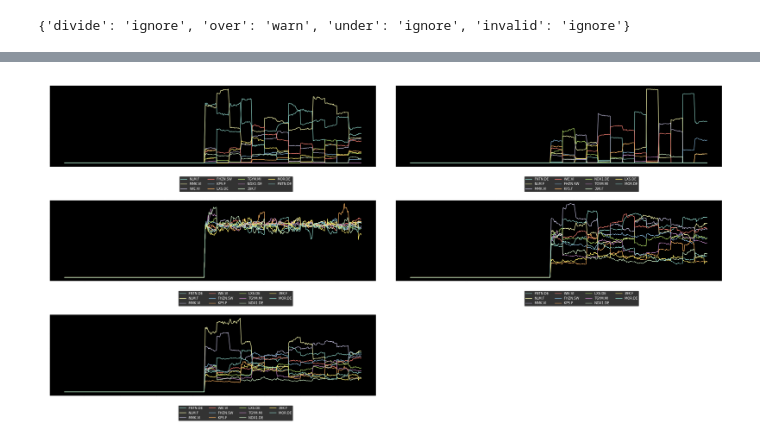
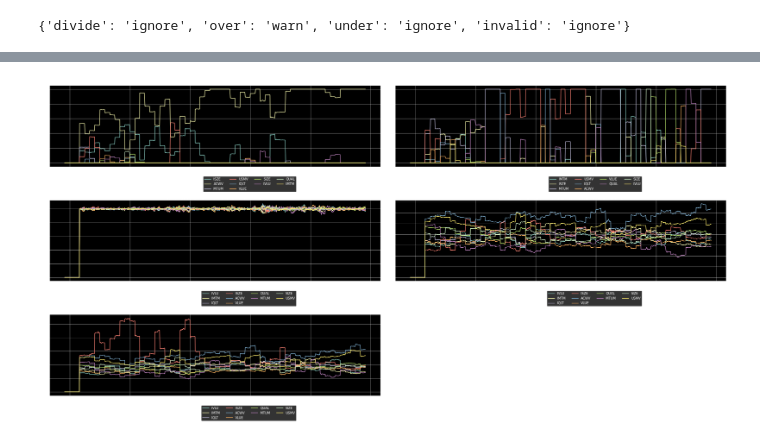
Before and after one commit to kirillstepanovv/Python-for-Finance, a Jupyter notebook: Portfolio Optimization /Optimized FS Invest Portfolio /FS_Invest_Optimization.ipynb, the cells around one changed output, grey strips where cells are left out. Cells and saved outputs as stored; diff of their text form; code cells hidden in the pictures.

```diff
--- a/Portfolio Optimization /Optimized FS Invest Portfolio /FS_Invest_Optimization.ipynb
+++ b/Portfolio Optimization /Optimized FS Invest Portfolio /FS_Invest_Optimization.ipynb
@@ -16,14 +16,15 @@ np.seterr(divide='ignore', invalid='ignore')
 # %% [output]
 {'divide': 'ignore', 'over': 'warn', 'under': 'ignore', 'invalid': 'ignore'}
 # %%
-main_tickers = ['FNTN.DE', 'NLM.F', 'MMK.VI', 'WIE.VI', 'FHZN.SW', 'KP5.F', 'LXS.DE', 'TGYM.MI', 'NDX1.DE', '39K.F', 'MOR.DE'] # ,'TMV.DE' #Data is imported from yahoo finance in the currency stated there
+#main_tickers = ['FNTN.DE', 'NLM.F', 'MMK.VI', 'WIE.VI', 'FHZN.SW', 'KP5.F', 'LXS.DE', 'TGYM.MI', 'NDX1.DE', '39K.F', 'MOR.DE'] # ,'TMV.DE' #Data is imported from yahoo finance in the currency stated there
 #main_tickers = ['VLUE', 'QUAL', 'MTUM', 'SIZE', 'USMV'] #US factor portfolio
 #main_tickers = ['IVLU', 'IMTM', 'IQLT', 'ISZE', 'ACWV'] #International factor portfolio
-#main_tickers = ['IVLU', 'IMTM', 'IQLT', 'ISZE', 'ACWV', 'VLUE', 'QUAL', 'MTUM', 'SIZE', 'USMV'] # US + International Factor portfolio
-benchmark = ['EUMD.L'] # FS Invest portfolio
+main_tickers = ['IVLU', 'IMTM', 'IQLT', 'ISZE', 'ACWV', 'VLUE', 'QUAL', 'MTUM', 'SIZE', 'USMV'] # US + International Factor portfolio
+#benchmark = ['EUMD.L'] # FS Invest portfolio
 #benchmark = ['SPY'] #US Factor portfolio
-#main_benchmark_tickers = ['SPY', 'IVLU', 'IMTM', 'IQLT', 'ISZE', 'ACWV', 'VLUE', 'QUAL', 'MTUM', 'SIZE', 'USMV' ] Factor portfolio
-main_benchmark_tickers = ['EUMD.L', 'FNTN.DE', 'NLM.F', 'MMK.VI', 'WIE.VI', 'FHZN.SW', 'KP5.F', 'LXS.DE', 'TGYM.MI', 'NDX1.DE', '39K.F', 'MOR.DE','TMV.DE'] #FS invest portfolio
+benchmark = ['IWDA.AS'] #World Factor portfolio
+main_benchmark_tickers = ['IWDA.AS', 'IVLU', 'IMTM', 'IQLT', 'ISZE', 'ACWV', 'VLUE', 'QUAL', 'MTUM', 'SIZE', 'USMV' ] #Factor portfolio
+#main_benchmark_tickers = ['EUMD.L', 'FNTN.DE', 'NLM.F', 'MMK.VI', 'WIE.VI', 'FHZN.SW', 'KP5.F', 'LXS.DE', 'TGYM.MI', 'NDX1.DE', '39K.F', 'MOR.DE','TMV.DE'] #FS invest portfolio
 today = dt.date.today()
 start_date_input = today - dt.timedelta(days=365*5) #importing data five years back
 # %%
@@ -143,35 +144,35 @@ class WeighMinVol(Algo):
 # %%
 strategy_meanvar = bt.Strategy('Strategy Maximum Sharpe Ratio', [
                     bt.algos.RunMonthly(run_on_first_date=True, run_on_end_of_period=False),
-                    bt.algos.RunAfterDate('2020-10-22'),
+                    #bt.algos.RunAfterDate('2020-10-22'),
                     bt.algos.SelectHasData(),
                     bt.algos.WeighMeanVar(covar_method='standard'),
                     bt.algos.Rebalance()])
 
 strategy_minvol = bt.Strategy('Strategy Minimum Volatility', [
                     bt.algos.RunMonthly(run_on_first_date=True, run_on_end_of_period=False),
-                    bt.algos.RunAfterDate('2020-10-22'),
+                    #bt.algos.RunAfterDate('2020-10-22'),
                     bt.algos.SelectHasData(),
                     WeighMinVol(covar_method='standard'),
                     bt.algos.Rebalance()])
 
 strategy_1n =  bt.Strategy('Strategy 1/N', [
                     bt.algos.RunMonthly(run_on_first_date=True, run_on_end_of_period=False),
-                    bt.algos.RunAfterDate('2020-10-22'),
+                    #bt.algos.RunAfterDate('2020-10-22'),
                     bt.algos.SelectHasData(),
                     bt.algos.WeighEqually(),
                     bt.algos.Rebalance()])
 
 strategy_invvol =  bt.Strategy('Strategy Inverse Volatility', [
                     bt.algos.RunMonthly(run_on_first_date=True, run_on_end_of_period=False),
-                    bt.algos.RunAfterDate('2020-10-22'),
+                    #bt.algos.RunAfterDate('2020-10-22'),
                     bt.algos.SelectHasData(),
                     bt.algos.WeighInvVol(),
                     bt.algos.Rebalance()])
 
 strategy_erc =  bt.Strategy('Equal Risk Contribution', [
                     bt.algos.RunMonthly(run_on_first_date=True, run_on_end_of_period=False),
-                    bt.algos.RunAfterDate('2020-10-22'),
+                    #bt.algos.RunAfterDate('2020-10-22'),
                     bt.algos.SelectHasData(),
                     bt.algos.WeighERC(covar_method='standard', risk_parity_method='ccd', maximum_iterations = 10000),
                     bt.algos.Rebalance()])
@@ -215,34 +216,39 @@ weights_erc = result_erc.get_security_weights()
 #plotting the weights
 fig, ax = plt.subplots(figsize=(30,15))
 
 plt.subplot(3,2,1)
 plt.plot(weights_minvol)
 plt.title('MinVol Weights Monthly Rebalancing Baseline Portfolio')
 plt.legend(labels = weights_minvol.columns, ncol=4, fancybox=True, bbox_to_anchor=(0.75, -0.1))
+plt.grid(alpha = 0.6)
 
 plt.subplot(3,2,2)
 plt.plot(weights_meanvar)
 plt.title('MeanVar Weights Monthly Rebalancing Baseline Portfolio')
 plt.legend(labels = weights_meanvar.columns, ncol=4, fancybox=True, bbox_to_anchor=(0.75, -0.1))
+plt.grid(alpha = 0.6)
 
 plt.subplot(3,2,3)
 plt.plot(weights_1n)
 plt.title('1/N Weights Monthly Rebalancing Baseline Portfolio')
 plt.legend(labels = weights_1n.columns, ncol=4, fancybox=True, bbox_to_anchor=(0.75, -0.1))
+plt.grid(alpha = 0.6)
 
 plt.subplot(3,2,4)
 plt.plot(weights_invvol)
 plt.title('Inverse Volatility Weights Monthly Rebalancing Baseline Portfolio')
 plt.legend(labels = weights_invvol.columns, ncol=4, fancybox=True, bbox_to_anchor=(0.75, -0.1))
+plt.grid(alpha = 0.6)
 
 plt.subplot(3,2,5)
 plt.plot(weights_erc)
 plt.title('Equal Risk Contribution Weights Monthly Rebalancing Baseline Portfolio')
 plt.legend(labels = weights_erc.columns, ncol=4, fancybox=True, bbox_to_anchor=(0.75, -0.1))
+plt.grid(alpha = 0.6)
 
 plt.tight_layout()
 # %% [output]
-[figure, old version]
+[figure, new version]
 # %%
 def max_dd(total_r_series, days=250, minmin = True):
     """
```
Also changed, not shown: parts of 7 cells of this notebook.
